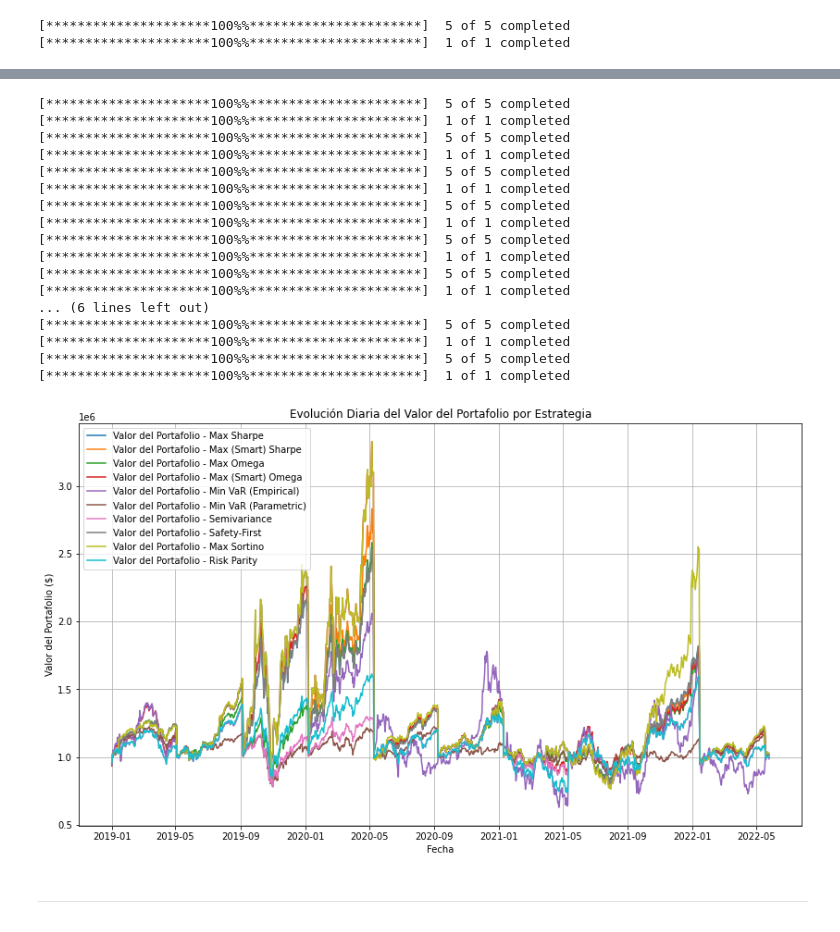
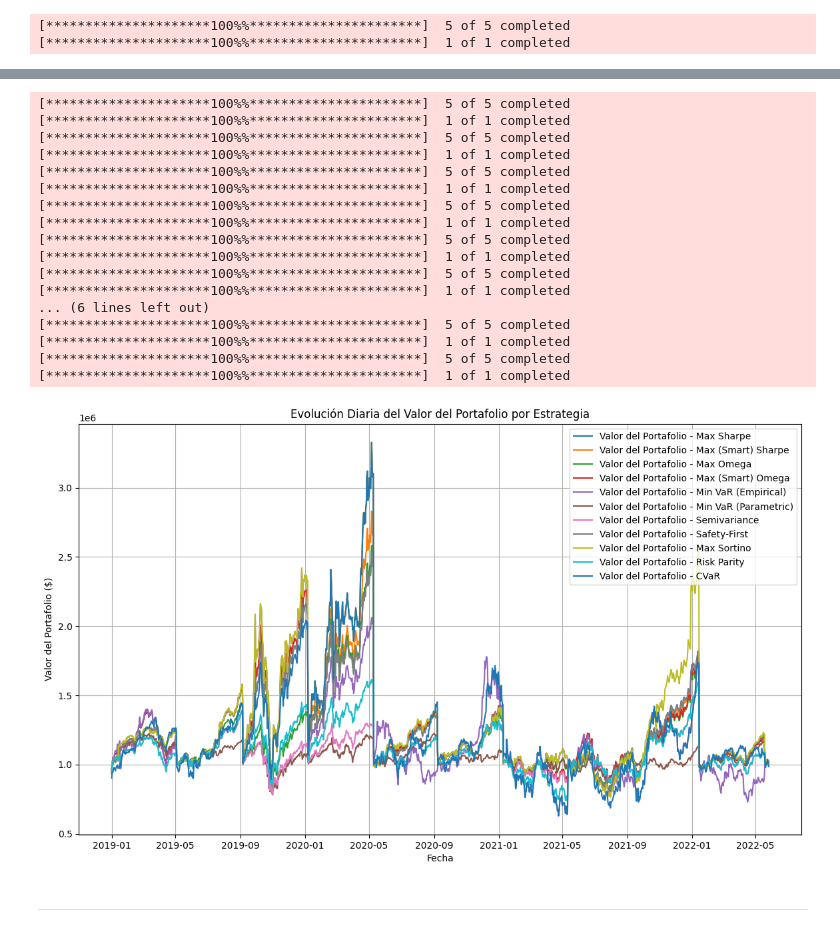
Before and after one commit to Luis1Soto/Asset_Allocation, a Jupyter notebook: asset_allocation.ipynb, the cells around one changed output, grey strips where cells are left out. Saved outputs shown, nothing was run; the diff lists cells and outputs as text; code cells hidden in the pictures.

```diff
--- a/asset_allocation.ipynb
+++ b/asset_allocation.ipynb
@@ -118,29 +118,29 @@ Asset_allocation.Optimize_Portfolio(method = "Gradient", learning_rate=0.01, max
 # %%
 Backtest = DynamicBacktester(start_date, end_date, assets, benchmark, initial_capital=1_000_000,
                              strategies=["Max Sharpe", "Max (Smart) Sharpe", "Max Omega", "Max (Smart) Omega", "Min VaR (Empirical)", "Min VaR (Parametric)",
-                                         "Semivariance", "Safety-First","Max Sortino","Risk Parity"],
+                                         "Semivariance", "Safety-First","Max Sortino","Risk Parity","CVaR"],
                              rf=rf, ff_factors_expectations=ff_factors_expectations, method = 'SLSQP')
 
 Backtest.run_backtest()
 # %% [output]
 [*********************100%%**********************]  5 of 5 completed
 [*********************100%%**********************]  1 of 1 completed
 [*********************100%%**********************]  5 of 5 completed
 [*********************100%%**********************]  1 of 1 completed
 [*********************100%%**********************]  5 of 5 completed
 [*********************100%%**********************]  1 of 1 completed
 [*********************100%%**********************]  5 of 5 completed
 [*********************100%%**********************]  1 of 1 completed
 [*********************100%%**********************]  5 of 5 completed
 [*********************100%%**********************]  1 of 1 completed
 [*********************100%%**********************]  5 of 5 completed
 [*********************100%%**********************]  1 of 1 completed
 ... (6 lines left out)
 [*********************100%%**********************]  5 of 5 completed
 [*********************100%%**********************]  1 of 1 completed
 [*********************100%%**********************]  5 of 5 completed
 [*********************100%%**********************]  1 of 1 completed
-[figure, old version]
+[figure, new version]
 # %% [markdown]
 -----
 # %% [markdown]
```
Also changed, not shown: parts of 4 cells of this notebook, 1 other file.
